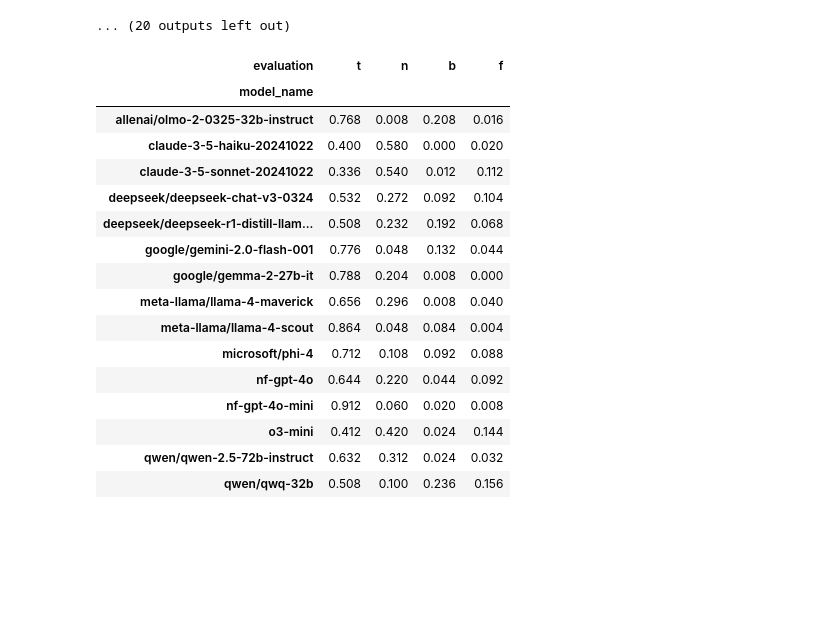
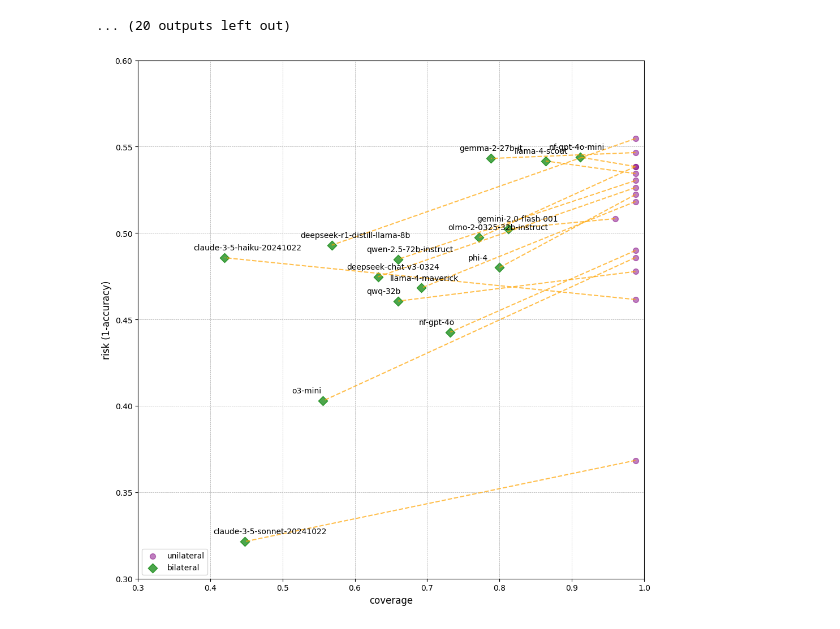
Before and after one commit to bradleypallen/bilateral-factuality-evaluation, a Jupyter notebook: results_balanced.ipynb, the cells around one changed output. Drawn from its saved outputs; the diff is of its cells as text; code cells hidden in the pictures; blank space fills up the shorter version.

Commit message:
Restored code for risk/coverage plot

```diff
--- a/results_balanced.ipynb
+++ b/results_balanced.ipynb
@@ -430,23 +430,48 @@ plot_tv_distributions(df_distilled_bilateral_tv_dist)
 ## Mann-Whitney U test
 ### All models
 ... (20 outputs left out)
-# %%
-df_bilateral_tv_dist
-# %% [output]
-| evaluation | t | n | b | f |
-| model_name |  |  |  |  |
-| allenai/olmo-2-0325-32b-instruct | 0.768 | 0.008 | 0.208 | 0.016 |
-| claude-3-5-haiku-20241022 | 0.400 | 0.580 | 0.000 | 0.020 |
-| claude-3-5-sonnet-20241022 | 0.336 | 0.540 | 0.012 | 0.112 |
-| deepseek/deepseek-chat-v3-0324 | 0.532 | 0.272 | 0.092 | 0.104 |
-| deepseek/deepseek-r1-distill-llam... | 0.508 | 0.232 | 0.192 | 0.068 |
-| google/gemini-2.0-flash-001 | 0.776 | 0.048 | 0.132 | 0.044 |
-| google/gemma-2-27b-it | 0.788 | 0.204 | 0.008 | 0.000 |
-| meta-llama/llama-4-maverick | 0.656 | 0.296 | 0.008 | 0.040 |
-| meta-llama/llama-4-scout | 0.864 | 0.048 | 0.084 | 0.004 |
-| microsoft/phi-4 | 0.712 | 0.108 | 0.092 | 0.088 |
-| nf-gpt-4o | 0.644 | 0.220 | 0.044 | 0.092 |
-| nf-gpt-4o-mini | 0.912 | 0.060 | 0.020 | 0.008 |
-| o3-mini | 0.412 | 0.420 | 0.024 | 0.144 |
-| qwen/qwen-2.5-72b-instruct | 0.632 | 0.312 | 0.024 | 0.032 |
-| qwen/qwq-32b | 0.508 | 0.100 | 0.236 | 0.156 |
+# %%
+# Calculate risk as 1 - accuracy
+stats_df['unilateral risk'] = 1 - stats_df['unilateral ACC']
+stats_df['bilateral risk'] = 1 - stats_df['bilateral ACC']
+
+# Create a figure with a specific size
+plt.figure(figsize=(10, 10))
+
+# Plot the models
+unilateral_points = plt.scatter(stats_df['unilateral coverage'], stats_df['unilateral risk'],
+                               color='purple', alpha=0.5, marker='o', s=50, label='unilateral')
+bilateral_points = plt.scatter(stats_df['bilateral coverage'], stats_df['bilateral risk'],
+                              color='green', alpha=0.7, marker='D', s=70, label='bilateral')
+
+# Draw dashed lines connecting the same model in different methods
+for i in range(len(stats_df)):
+    model = stats_df['model'][i]
+    x_coords = [stats_df['unilateral coverage'][i], stats_df['bilateral coverage'][i]]
+    y_coords = [stats_df['unilateral risk'][i], stats_df['bilateral risk'][i]]
+    plt.plot(x_coords, y_coords, 'orange', linestyle='--', alpha=0.7)
+
+    plt.annotate(model,
+        (stats_df['bilateral coverage'][i], stats_df['bilateral risk'][i]),
+            xytext=(-40, 10), textcoords='offset points')
+
+# Set labels and title
+plt.xlabel('coverage', fontsize=12)
+plt.ylabel('risk (1-accuracy)', fontsize=12)
+
+# Set axis limits
+plt.xlim(0.3, 1.0)
+plt.ylim(0.3, 0.6)
+
+# Add grid
+plt.grid(color='gray', linestyle='--', linewidth=0.5, alpha=0.7)
+
+# Add legend
+plt.legend(loc='lower left')
+
+# Show the plot
+plt.tight_layout()
+plt.savefig('risk_coverage_plot.png', dpi=300)
+plt.show()
+# %% [output]
+[figure, added]
```
Also changed, not shown: 1 other file.
